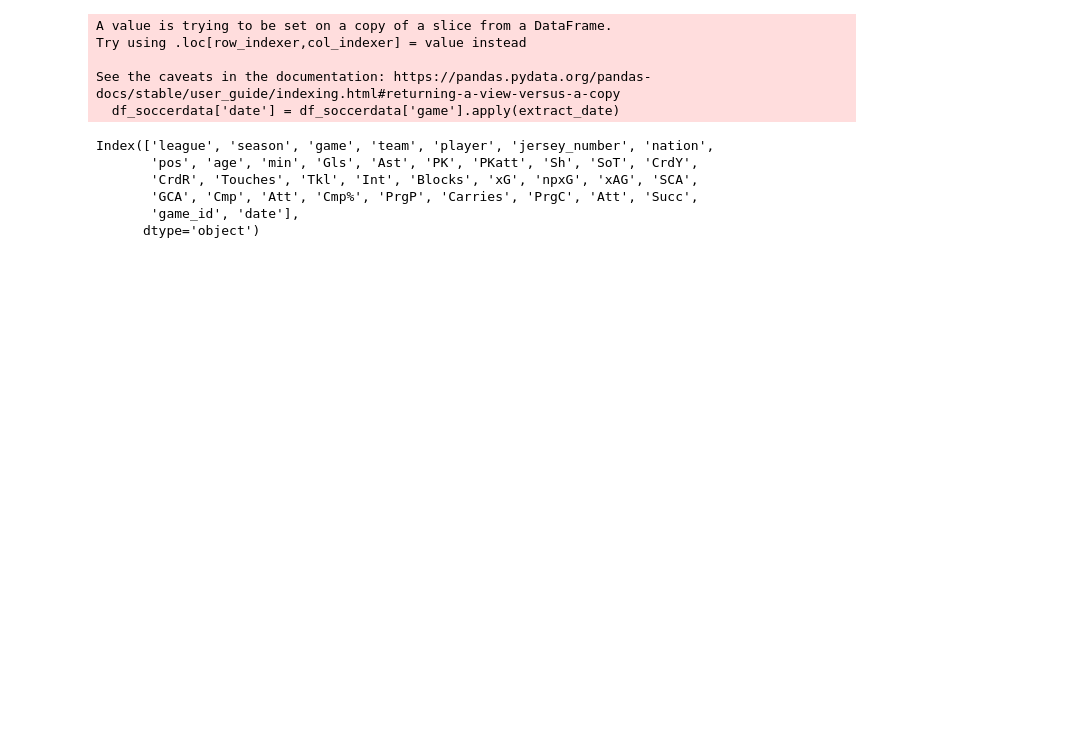
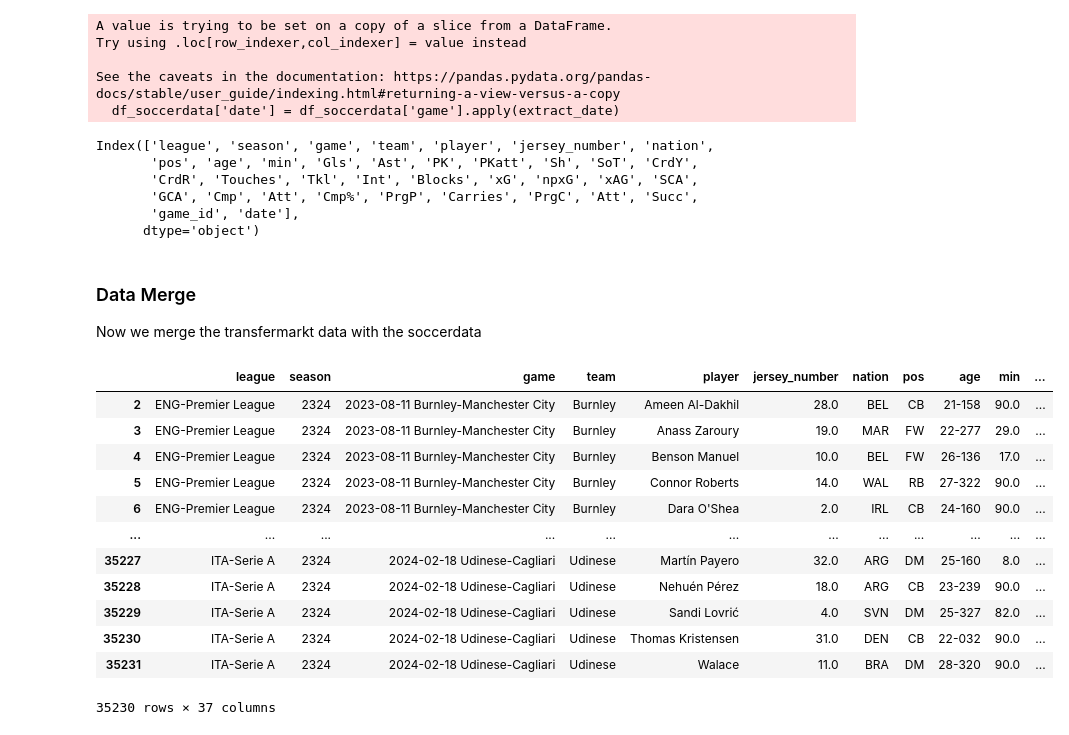
Before and after one commit to movonangern/business-intelligence-football-data, a Jupyter notebook: notebooks/merging/data_merging.ipynb, the cells around one changed output. Cells and saved outputs as stored; diff of their text form; code cells hidden in the pictures; blank space fills up the shorter version.

```diff
--- a/notebooks/merging/data_merging.ipynb
+++ b/notebooks/merging/data_merging.ipynb
@@ -110,3 +110,23 @@ Index(['league', 'season', 'game', 'team', 'player', 'jersey_number', 'nation',
        'GCA', 'Cmp', 'Att', 'Cmp%', 'PrgP', 'Carries', 'PrgC', 'Att', 'Succ',
        'game_id', 'date'],
       dtype='object')
+# %% [markdown]
+### Data Merge
+
+Now we merge the transfermarkt data with the soccerdata
+# %%
+df_soccerdata
+# %% [output]
+|  | league | season | game | team | player | jersey_number | nation | pos | age | min | ... |
+| 2 | ENG-Premier League | 2324 | 2023-08-11 Burnley-Manchester City | Burnley | Ameen Al-Dakhil | 28.0 | BEL | CB | 21-158 | 90.0 | ... |
+| 3 | ENG-Premier League | 2324 | 2023-08-11 Burnley-Manchester City | Burnley | Anass Zaroury | 19.0 | MAR | FW | 22-277 | 29.0 | ... |
+| 4 | ENG-Premier League | 2324 | 2023-08-11 Burnley-Manchester City | Burnley | Benson Manuel | 10.0 | BEL | FW | 26-136 | 17.0 | ... |
+| 5 | ENG-Premier League | 2324 | 2023-08-11 Burnley-Manchester City | Burnley | Connor Roberts | 14.0 | WAL | RB | 27-322 | 90.0 | ... |
+| 6 | ENG-Premier League | 2324 | 2023-08-11 Burnley-Manchester City | Burnley | Dara O'Shea | 2.0 | IRL | CB | 24-160 | 90.0 | ... |
+| ... | ... | ... | ... | ... | ... | ... | ... | ... | ... | ... | ... |
+| 35227 | ITA-Serie A | 2324 | 2024-02-18 Udinese-Cagliari | Udinese | Martín Payero | 32.0 | ARG | DM | 25-160 | 8.0 | ... |
+| 35228 | ITA-Serie A | 2324 | 2024-02-18 Udinese-Cagliari | Udinese | Nehuén Pérez | 18.0 | ARG | CB | 23-239 | 90.0 | ... |
+| 35229 | ITA-Serie A | 2324 | 2024-02-18 Udinese-Cagliari | Udinese | Sandi Lovrić | 4.0 | SVN | DM | 25-327 | 82.0 | ... |
+| 35230 | ITA-Serie A | 2324 | 2024-02-18 Udinese-Cagliari | Udinese | Thomas Kristensen | 31.0 | DEN | CB | 22-032 | 90.0 | ... |
+| 35231 | ITA-Serie A | 2324 | 2024-02-18 Udinese-Cagliari | Udinese | Walace | 11.0 | BRA | DM | 28-320 | 90.0 | ... |
+35230 rows × 37 columns
```
Also changed, not shown: parts of 1 cell of this notebook, 3 other files.
